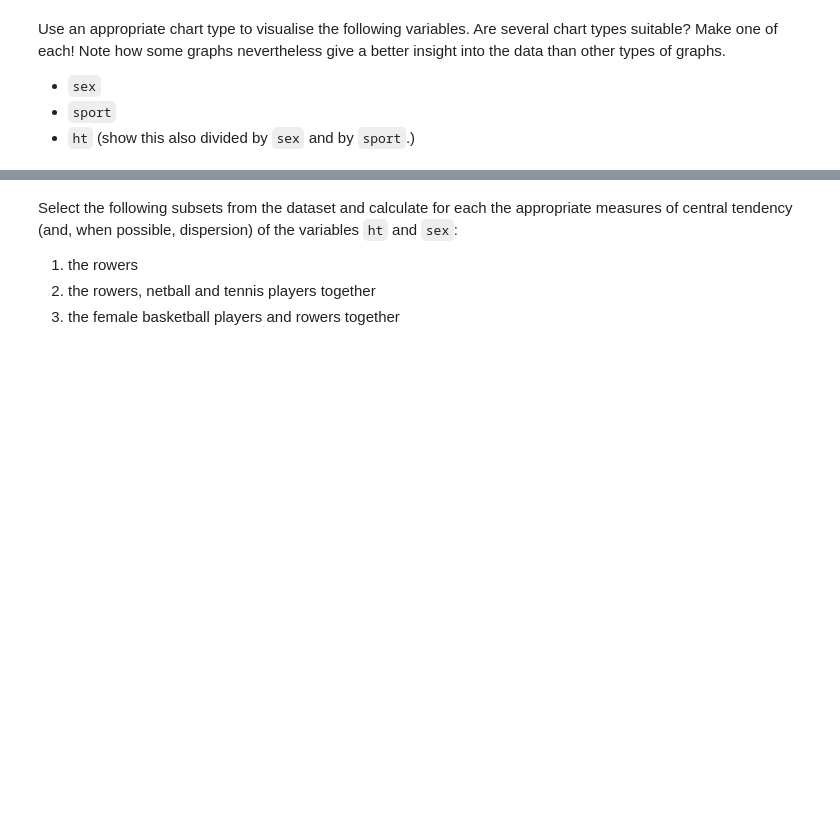
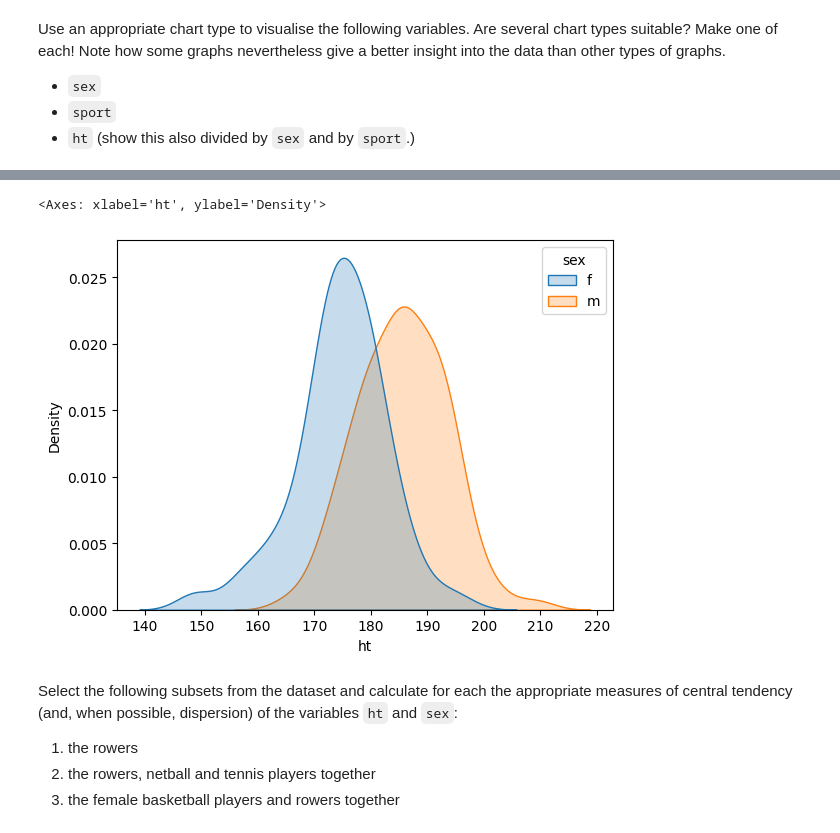
Before and after one commit to mappelmans/dsai-labs, a Jupyter notebook: 2-analysis-1-var/lab-2-01.ipynb, the cells around one changed output, grey strips where cells are left out. Saved outputs shown, nothing was run; the diff lists cells and outputs as text; code cells hidden in the pictures; blank space fills up the shorter version.

```diff
--- a/2-analysis-1-var/lab-2-01.ipynb
+++ b/2-analysis-1-var/lab-2-01.ipynb
@@ -25,3 +41,8 @@ Use an appropriate chart type to visualise the following variables. Are several
+# %%
+sns.kdeplot(data = ais, x = "ht", hue = "sex", fill = "true")
+# %% [output]
+<Axes: xlabel='ht', ylabel='Density'>
+[figure, added]
 # %% [markdown]
 Select the following subsets from the dataset and calculate for each the appropriate measures of central tendency (and, when possible, dispersion) of the variables `ht` and `sex`:
 
```
Also changed, not shown: parts of 5 cells of this notebook, 2 other files.
